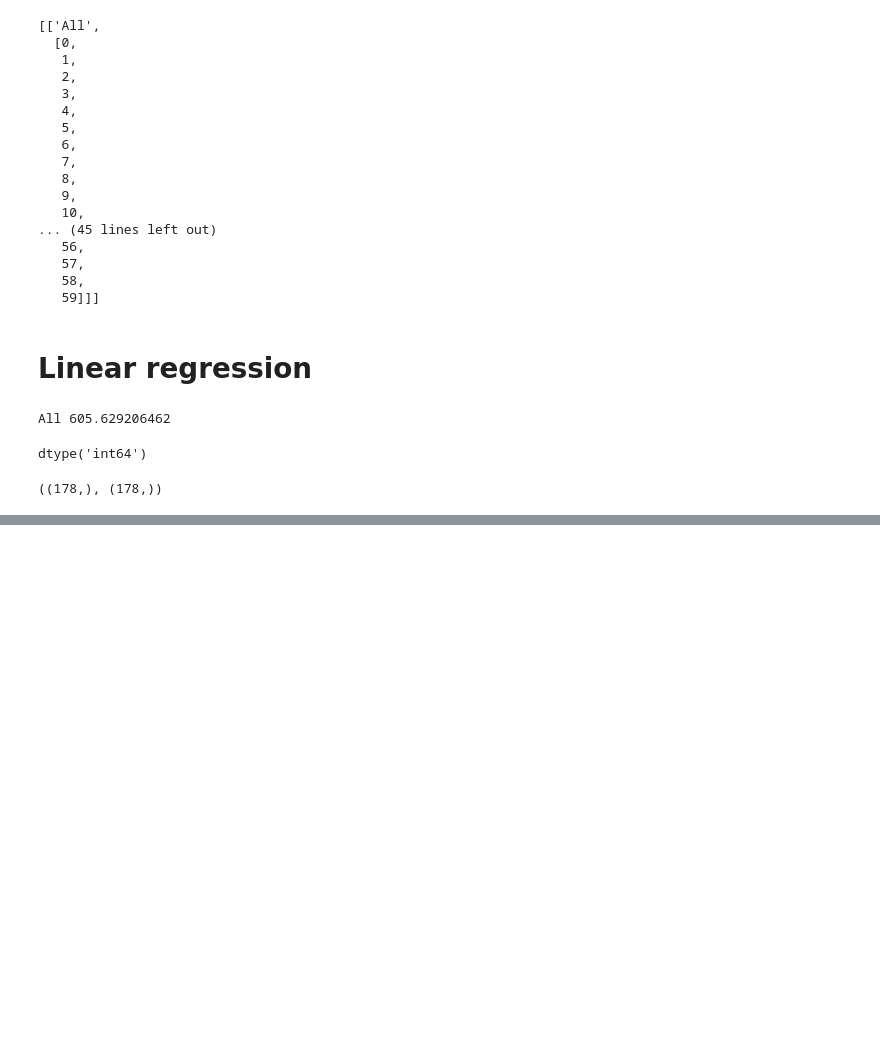
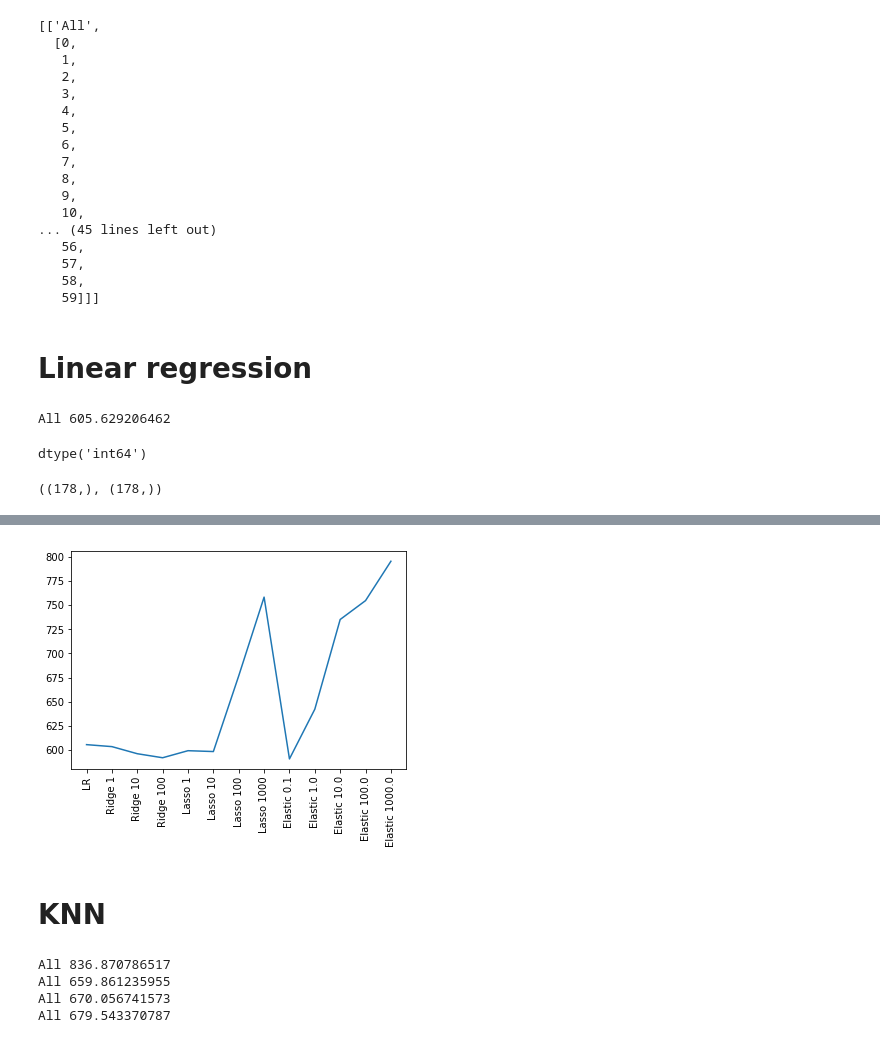
Before and after one commit to patricieni/ICM, a Jupyter notebook: Healthcare modeling DT RF workflow.ipynb, the cells around one changed output, grey strips where cells are left out. Cells and saved outputs as stored; diff of their text form; code cells hidden in the pictures; blank space fills up the shorter version.

```diff
--- a/Healthcare modeling DT RF workflow.ipynb
+++ b/Healthcare modeling DT RF workflow.ipynb
@@ -210,0 +267,2 @@ plt.show()
+# %%
+a_list = np.array([0.1, 1, 10, 100, 1000])
@@ -210,0 +289,13 @@ plt.show()
+# %%
+fix, ax = plt.subplots()
+
+plt.plot(mae)
+
+ax.set_xticks(range(len(comb)))
+ax.set_xticklabels(comb, rotation = "vertical")
+
+plt.show()
+# %% [output]
+[figure, added]
+# %% [markdown]
+# KNN
@@ -210,0 +306,19 @@ plt.show()
+# %%
+for neighbors in n_list:
+
+    model = KNeighborsRegressor(n_neighbors = neighbors, n_jobs = -1)
+
+    algo = "KNN"
+
+    for name, i_cols_list in X_all:
+        model.fit(X_train_2.iloc[:, i_cols_list], Y_train2)
+        result = mean_absolute_error(Y_val, model.predict(X_val.iloc[:, i_cols_list]))
+        mae.append(result)
+        print(name + " %s" % result)
+
+    comb.append(algo + " %s" % result)
+# %% [output]
+All 836.870786517
+All 659.861235955
+All 670.056741573
+All 679.543370787
```
Also changed, not shown: parts of 53 cells of this notebook.
